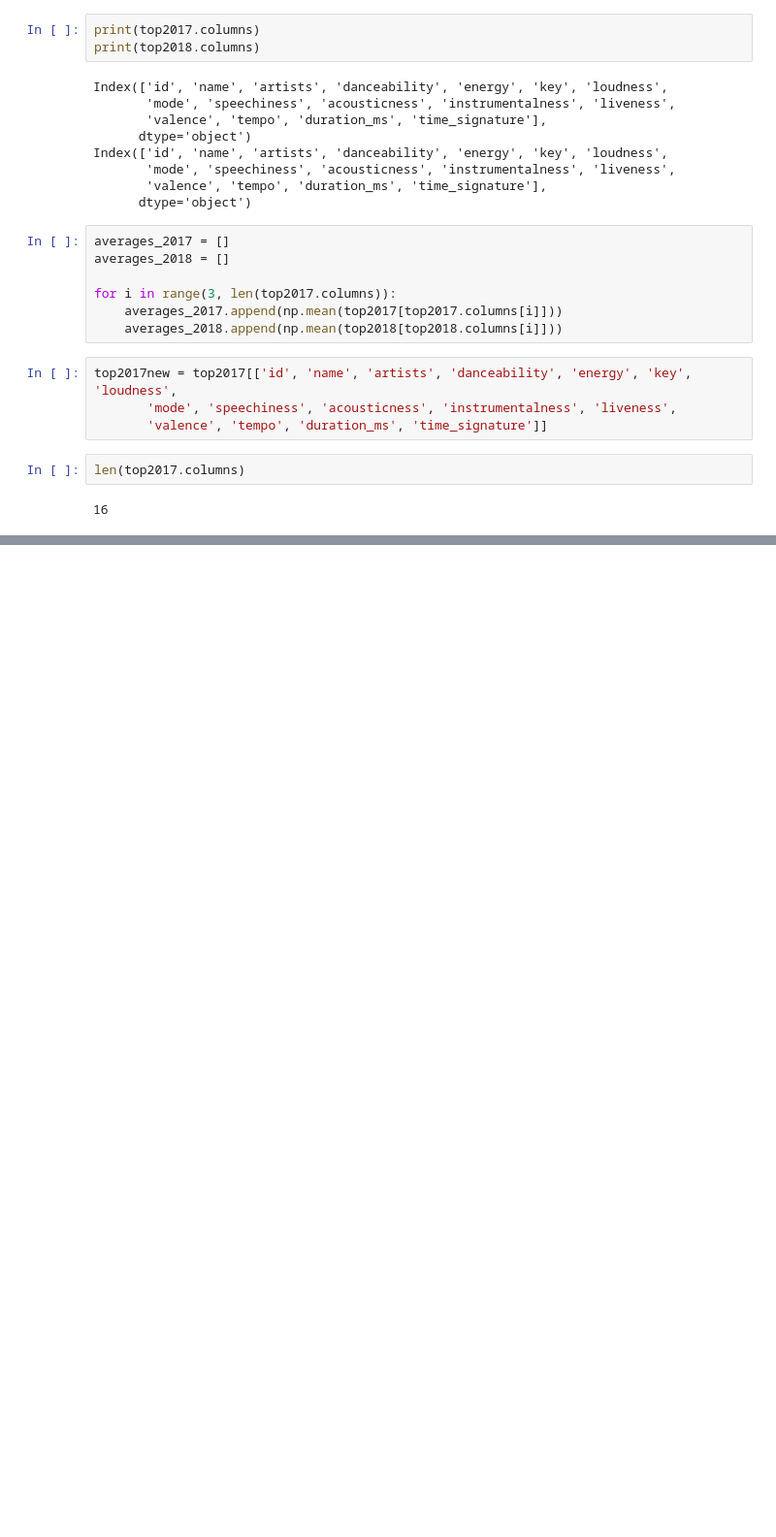
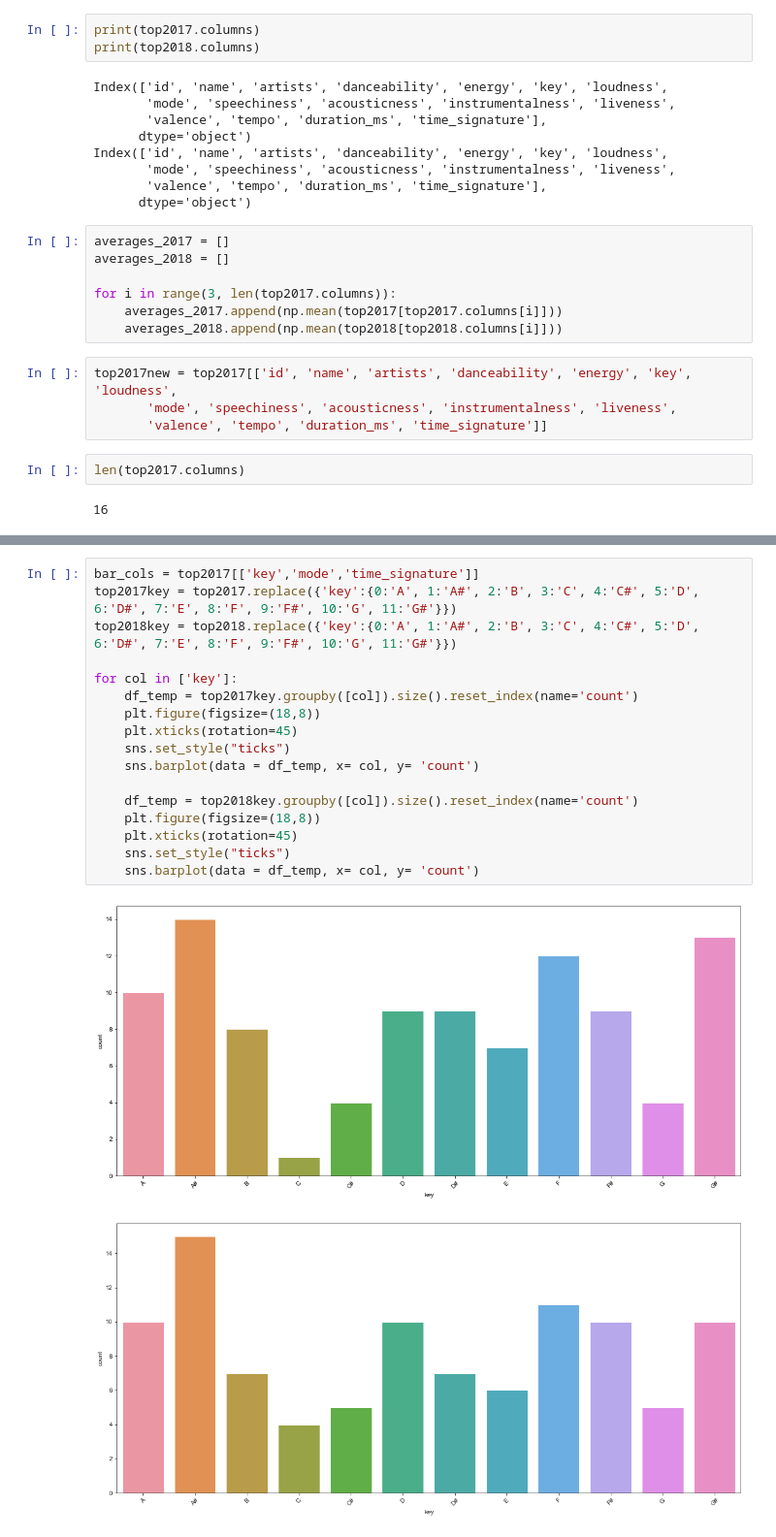
Before and after one commit to birgitsormus/spotify-predictions, a Jupyter notebook: 2017vs2018.ipynb, the cells around one changed output, grey strips where cells are left out. Shown at 97% size. Saved outputs shown, nothing was run; the diff lists cells and outputs as text; blank space fills up the shorter version.

```diff
--- a/2017vs2018.ipynb
+++ b/2017vs2018.ipynb
@@ -45,0 +46,20 @@ for i, column in enumerate(top2017.columns[3:]):
+# %%
+bar_cols = top2017[['key','mode','time_signature']]
+top2017key = top2017.replace({'key':{0:'A', 1:'A#', 2:'B', 3:'C', 4:'C#', 5:'D', 6:'D#', 7:'E', 8:'F', 9:'F#', 10:'G', 11:'G#'}})
+top2018key = top2018.replace({'key':{0:'A', 1:'A#', 2:'B', 3:'C', 4:'C#', 5:'D', 6:'D#', 7:'E', 8:'F', 9:'F#', 10:'G', 11:'G#'}})
+
+for col in ['key']:
+    df_temp = top2017key.groupby([col]).size().reset_index(name='count')
+    plt.figure(figsize=(18,8))
+    plt.xticks(rotation=45)
+    sns.set_style("ticks")
+    sns.barplot(data = df_temp, x= col, y= 'count')
+
+    df_temp = top2018key.groupby([col]).size().reset_index(name='count')
+    plt.figure(figsize=(18,8))
+    plt.xticks(rotation=45)
+    sns.set_style("ticks")
+    sns.barplot(data = df_temp, x= col, y= 'count')
+# %% [output]
+[figure, added]
+[figure, added]
```
Also changed, not shown: parts of 2 cells of this notebook.
